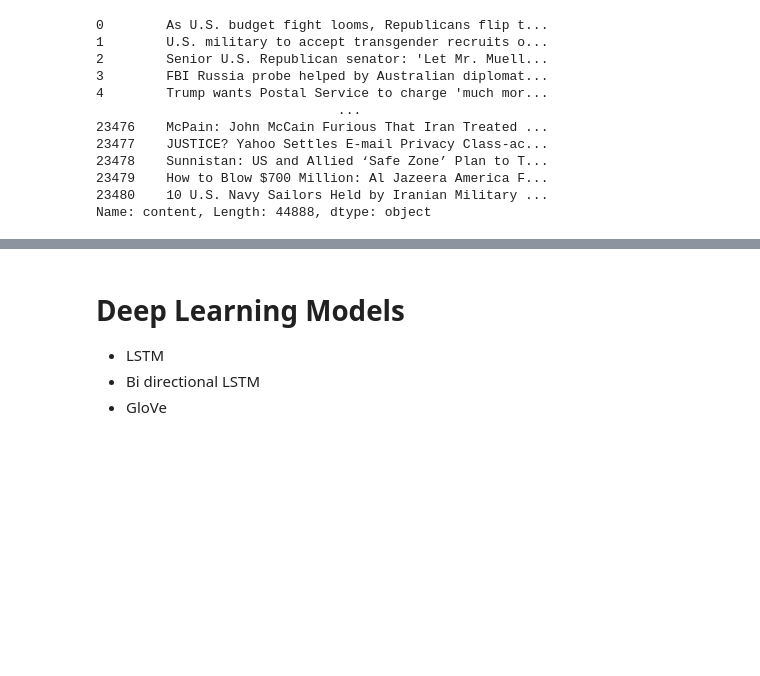
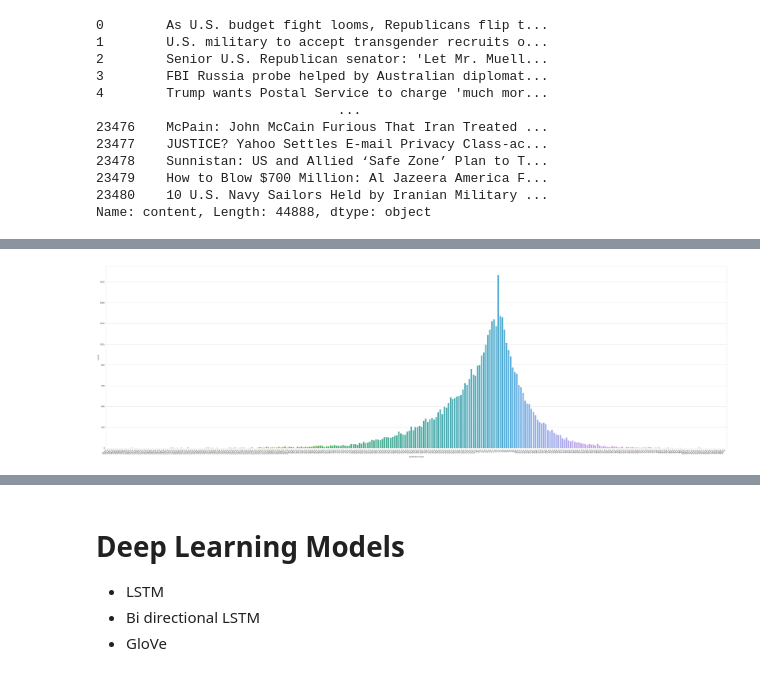
Before and after one commit to zhouchun0105/Fake-News-Detection-Project-BA865, a Jupyter notebook: BA865_word_frequency_and_sentimental_analysis.ipynb, the cells around one changed output, grey strips where cells are left out. Saved outputs shown, nothing was run; the diff lists cells and outputs as text; code cells hidden in the pictures; blank space fills up the shorter version.

```diff
--- a/BA865_word_frequency_and_sentimental_analysis.ipynb
+++ b/BA865_word_frequency_and_sentimental_analysis.ipynb
@@ -665,3 +665,5 @@ news_dataset.content
 23479    How to Blow $700 Million: Al Jazeera America F...
 23480    10 U.S. Navy Sailors Held by Iranian Military ...
 Name: content, Length: 44888, dtype: object
+# %%
+news_dataset_sent = news_dataset.copy()
@@ -668,7 +685,9 @@ Name: content, Length: 44888, dtype: object
 # %%
-news_dataset['sentiment score'] = news_dataset.content.apply(sent_score)
+news_dataset_sent['sentiment score'] = news_dataset.content.apply(sent_score)
 # %%
 #distribution of sentiment
-plt.figure(figsize=(18,18))
-ax = sns.countplot(x='sentiment score', data=news_dataset)
+plt.figure(figsize=(60,18))
+ax = sns.countplot(x='sentiment score', data=news_dataset_sent)
 ax.set_xticklabels(ax.get_xticklabels(), rotation=50, ha="right");
+# %% [output]
+[figure, added]
```
Also changed, not shown: parts of 13 cells of this notebook.
